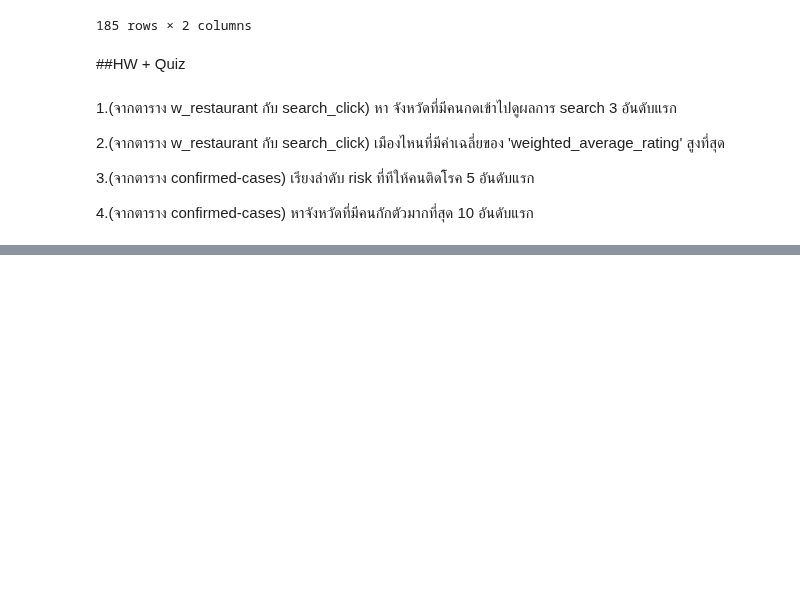
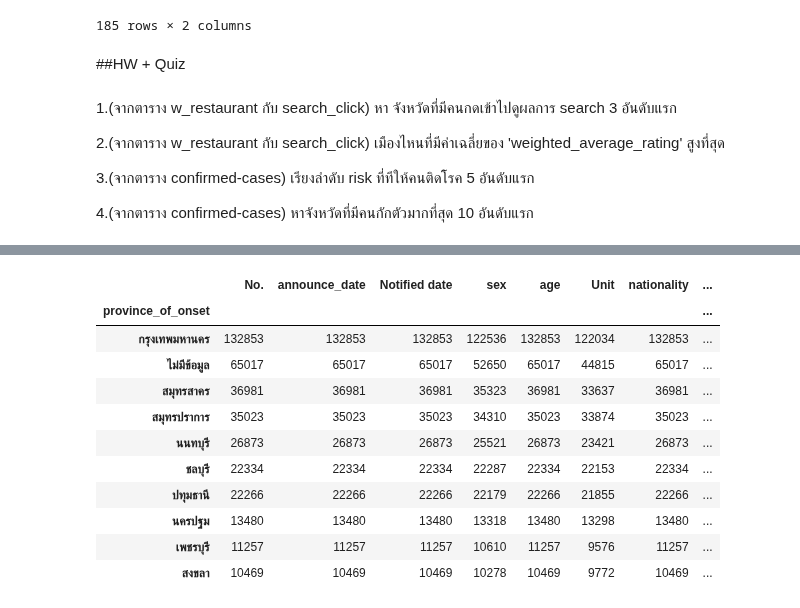
Before and after one commit to ThanikPimpiban/DWDM21, a Jupyter notebook: Data_Processing(Ch3).ipynb, the cells around one changed output, grey strips where cells are left out. Drawn from its saved outputs; the diff is of its cells as text; code cells hidden in the pictures; blank space fills up the shorter version.

```diff
--- a/Data_Processing(Ch3).ipynb
+++ b/Data_Processing(Ch3).ipynb
@@ -1368,0 +1369,16 @@ Ex_2
+# %%
+Ex_4 = data.groupby('province_of_onset').count().sort_values(by=['announce_date'],ascending=False)
+Ex_4.iloc[:10,:]
+# %% [output]
+|  | No. | announce_date | Notified date | sex | age | Unit | nationality | ... |
+| province_of_onset |  |  |  |  |  |  |  | ... |
+| กรุงเทพมหานคร | 132853 | 132853 | 132853 | 122536 | 132853 | 122034 | 132853 | ... |
+| ไม่มีข้อมูล | 65017 | 65017 | 65017 | 52650 | 65017 | 44815 | 65017 | ... |
+| สมุทรสาคร | 36981 | 36981 | 36981 | 35323 | 36981 | 33637 | 36981 | ... |
+| สมุทรปราการ | 35023 | 35023 | 35023 | 34310 | 35023 | 33874 | 35023 | ... |
+| นนทบุรี | 26873 | 26873 | 26873 | 25521 | 26873 | 23421 | 26873 | ... |
+| ชลบุรี | 22334 | 22334 | 22334 | 22287 | 22334 | 22153 | 22334 | ... |
+| ปทุมธานี | 22266 | 22266 | 22266 | 22179 | 22266 | 21855 | 22266 | ... |
+| นครปฐม | 13480 | 13480 | 13480 | 13318 | 13480 | 13298 | 13480 | ... |
+| เพชรบุรี | 11257 | 11257 | 11257 | 10610 | 11257 | 9576 | 11257 | ... |
+| สงขลา | 10469 | 10469 | 10469 | 10278 | 10469 | 9772 | 10469 | ... |
```
Also changed, not shown: parts of 4 cells of this notebook.
